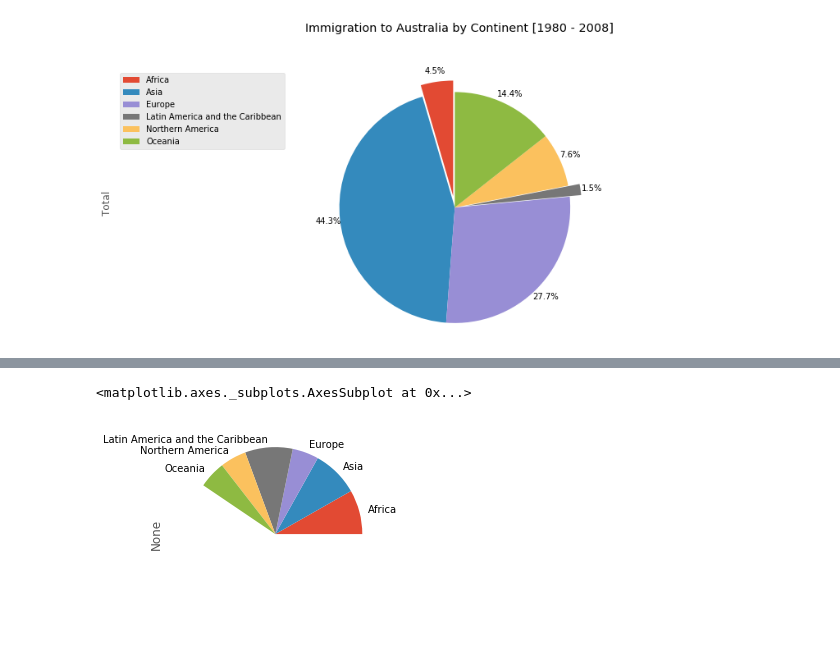
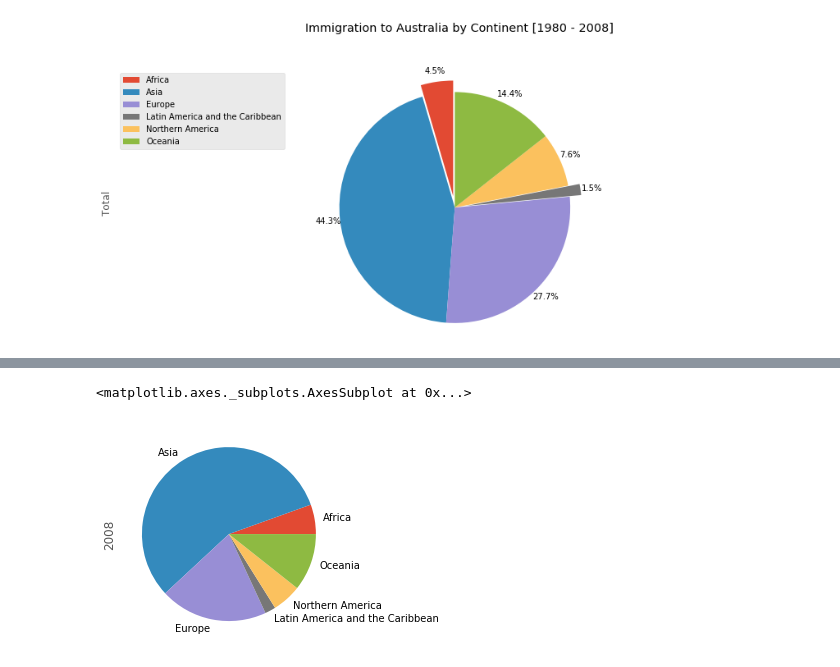
Before and after one commit to AmmaraRazzaq/dataVisualization_with_Python, a Jupyter notebook: Australia_Immigration.ipynb, the cells around one changed output, grey strips where cells are left out. Saved outputs shown, nothing was run; the diff lists cells and outputs as text; code cells hidden in the pictures.

```diff
--- a/Australia_Immigration.ipynb
+++ b/Australia_Immigration.ipynb
@@ -485,5 +474,5 @@ dtype: float64
 # %%
-df_percent.plot(kind='pie')
+df_cont['2008'].plot(kind='pie')
 # %% [output]
 <matplotlib.axes._subplots.AxesSubplot at 0x...>
-[figure, old version]
+[figure, new version]
```
Also changed, not shown: parts of 4 cells of this notebook.
